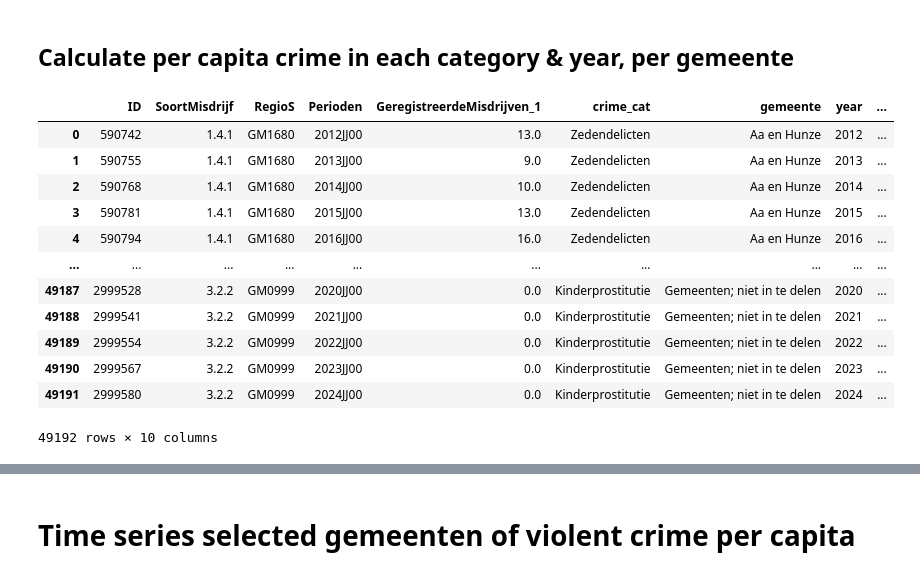
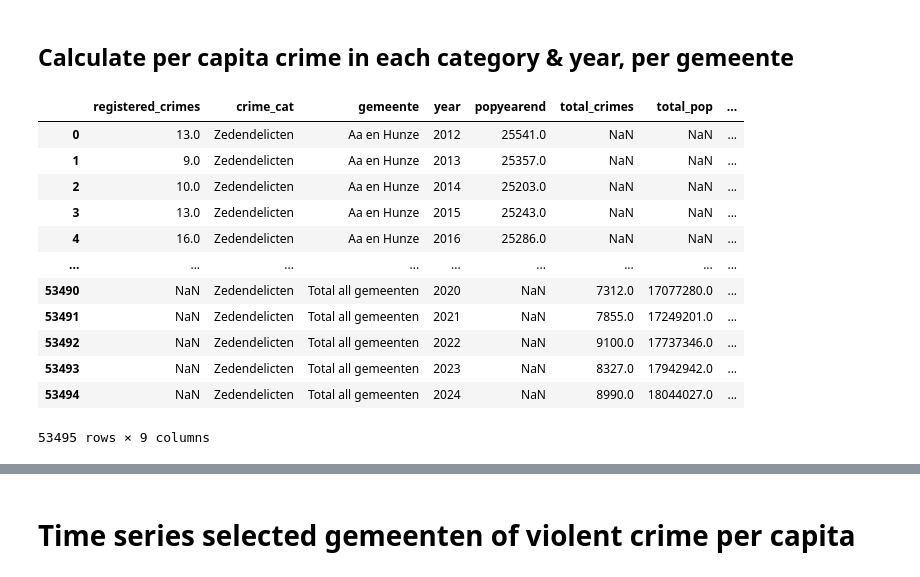
Before and after one commit to chels-j/NLViolentCrime, a Jupyter notebook: NLCrimeAnalysis.ipynb, the cells around one changed output, grey strips where cells are left out. Cells and saved outputs as stored; diff of their text form; code cells hidden in the pictures.

Commit message:
Futther cleaning and data manipulation

```diff
--- a/NLCrimeAnalysis.ipynb
+++ b/NLCrimeAnalysis.ipynb
@@ -331,0 +435,6 @@ crimepc_df
+# %%
+# Calculate total crime per thousand for each gemeente
+total_per_gemeente = crimepc_sub.groupby(['gemeente', 'year']).agg({'registered_crimes': 'sum'}).reset_index()
+total_per_gemeente['crime_cat'] = 'Total'
+total_per_gemeente = total_per_gemeente.rename(columns={'registered_crimes': 'total_crimes'})
+total_per_gemeente
@@ -331,0 +455,6 @@ crimepc_df
+# %%
+# Calculate total crime per thousand for each crime category
+total_per_category = crimepc_sub.groupby(['crime_cat','year']).agg({'registered_crimes': 'sum', 'popyearend':'sum'}).reset_index()
+total_per_category['gemeente'] = 'Total all gemeenten'
+total_per_category = total_per_category.rename(columns={'registered_crimes': 'total_crimes', 'popyearend':'total_pop'})
+total_per_category
@@ -331,0 +475,7 @@ crimepc_df
+# %%
+# # Append the summary rows to the original DataFrame
+summary_rows = pd.concat([total_per_gemeente, total_per_category])
+summary_rows
+crimepc_withtotals = pd.concat([crimepc_sub, summary_rows], ignore_index=True)
+
+crimepc_withtotals
@@ -333,20 +508,21 @@ crimepc_df
 ## Calculate per capita crime in each category & year, per gemeente
 # %%
 ## Calculate new column crime_per_cap by dividing GeregistreerdeMisdrijven in each gemeente/category/year by per thousand of population per year/gemeente
-crimepc_df['crime_per_thousand'] = crimepc_df['GeregistreerdeMisdrijven_1']/(crimepc_df['popyearend']/1000)
+crimepc_withtotals['regcrimes_perthousand'] = crimepc_withtotals['registered_crimes']/(crimepc_withtotals['popyearend']/1000)
+crimepc_withtotals['totalcrimes_perthousand'] = crimepc_withtotals['total_crimes']/(crimepc_withtotals['total_pop']/1000)
 # %%
-crimepc_df
+crimepc_withtotals
 # %% [output]
-|  | ID | SoortMisdrijf | RegioS | Perioden | GeregistreerdeMisdrijven_1 | crime_cat | gemeente | year | ... |
-| 0 | 590742 | 1.4.1 | GM1680 | 2012JJ00 | 13.0 | Zedendelicten | Aa en Hunze | 2012 | ... |
-| 1 | 590755 | 1.4.1 | GM1680 | 2013JJ00 | 9.0 | Zedendelicten | Aa en Hunze | 2013 | ... |
-| 2 | 590768 | 1.4.1 | GM1680 | 2014JJ00 | 10.0 | Zedendelicten | Aa en Hunze | 2014 | ... |
-| 3 | 590781 | 1.4.1 | GM1680 | 2015JJ00 | 13.0 | Zedendelicten | Aa en Hunze | 2015 | ... |
-| 4 | 590794 | 1.4.1 | GM1680 | 2016JJ00 | 16.0 | Zedendelicten | Aa en Hunze | 2016 | ... |
-| ... | ... | ... | ... | ... | ... | ... | ... | ... | ... |
-| 49187 | 2999528 | 3.2.2 | GM0999 | 2020JJ00 | 0.0 | Kinderprostitutie | Gemeenten; niet in te delen | 2020 | ... |
-| 49188 | 2999541 | 3.2.2 | GM0999 | 2021JJ00 | 0.0 | Kinderprostitutie | Gemeenten; niet in te delen | 2021 | ... |
-| 49189 | 2999554 | 3.2.2 | GM0999 | 2022JJ00 | 0.0 | Kinderprostitutie | Gemeenten; niet in te delen | 2022 | ... |
-| 49190 | 2999567 | 3.2.2 | GM0999 | 2023JJ00 | 0.0 | Kinderprostitutie | Gemeenten; niet in te delen | 2023 | ... |
-| 49191 | 2999580 | 3.2.2 | GM0999 | 2024JJ00 | 0.0 | Kinderprostitutie | Gemeenten; niet in te delen | 2024 | ... |
+|  | registered_crimes | crime_cat | gemeente | year | popyearend | total_crimes | total_pop | ... |
+| 0 | 13.0 | Zedendelicten | Aa en Hunze | 2012 | 25541.0 | NaN | NaN | ... |
+| 1 | 9.0 | Zedendelicten | Aa en Hunze | 2013 | 25357.0 | NaN | NaN | ... |
+| 2 | 10.0 | Zedendelicten | Aa en Hunze | 2014 | 25203.0 | NaN | NaN | ... |
+| 3 | 13.0 | Zedendelicten | Aa en Hunze | 2015 | 25243.0 | NaN | NaN | ... |
+| 4 | 16.0 | Zedendelicten | Aa en Hunze | 2016 | 25286.0 | NaN | NaN | ... |
+| ... | ... | ... | ... | ... | ... | ... | ... | ... |
+| 53490 | NaN | Zedendelicten | Total all gemeenten | 2020 | NaN | 7312.0 | 17077280.0 | ... |
+| 53491 | NaN | Zedendelicten | Total all gemeenten | 2021 | NaN | 7855.0 | 17249201.0 | ... |
+| 53492 | NaN | Zedendelicten | Total all gemeenten | 2022 | NaN | 9100.0 | 17737346.0 | ... |
+| 53493 | NaN | Zedendelicten | Total all gemeenten | 2023 | NaN | 8327.0 | 17942942.0 | ... |
+| 53494 | NaN | Zedendelicten | Total all gemeenten | 2024 | NaN | 8990.0 | 18044027.0 | ... |
-49192 rows × 10 columns
+53495 rows × 9 columns
```
Also changed, not shown: parts of 24 cells of this notebook.
